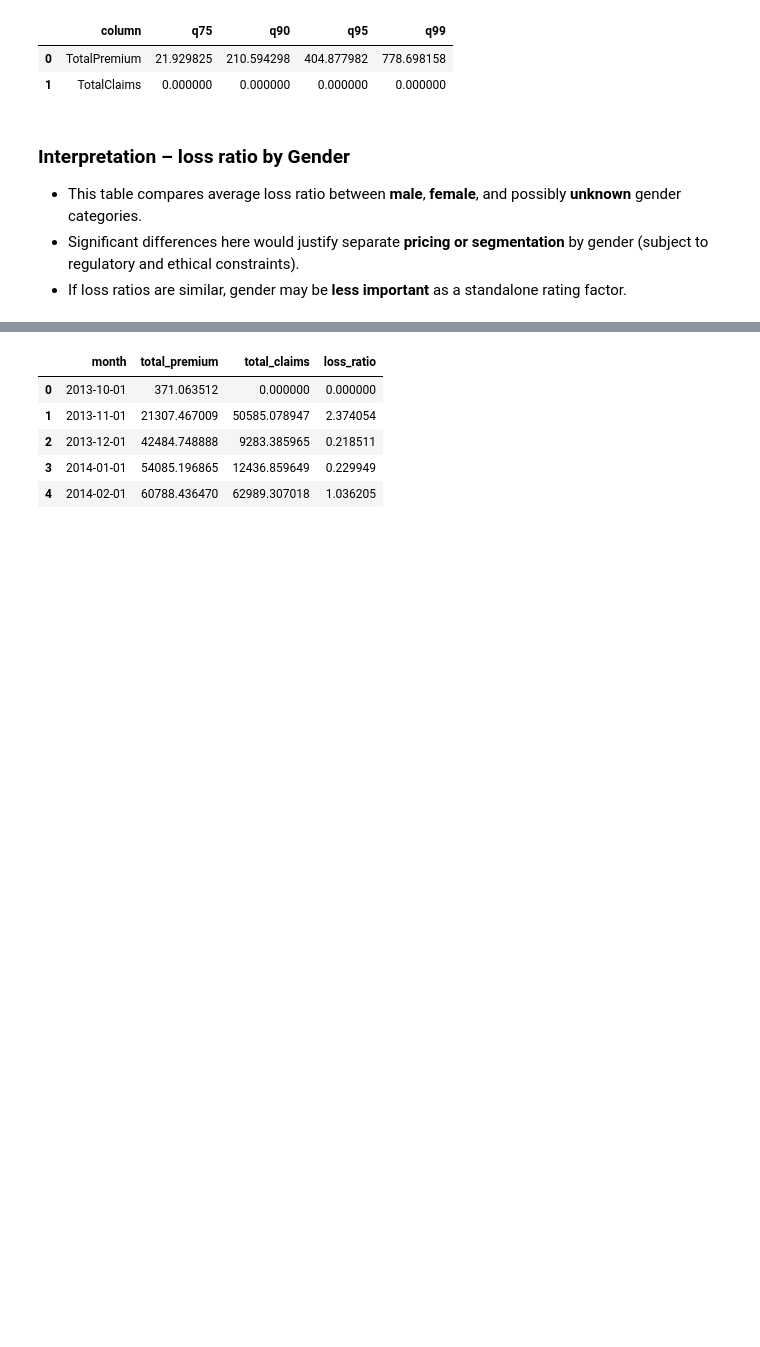
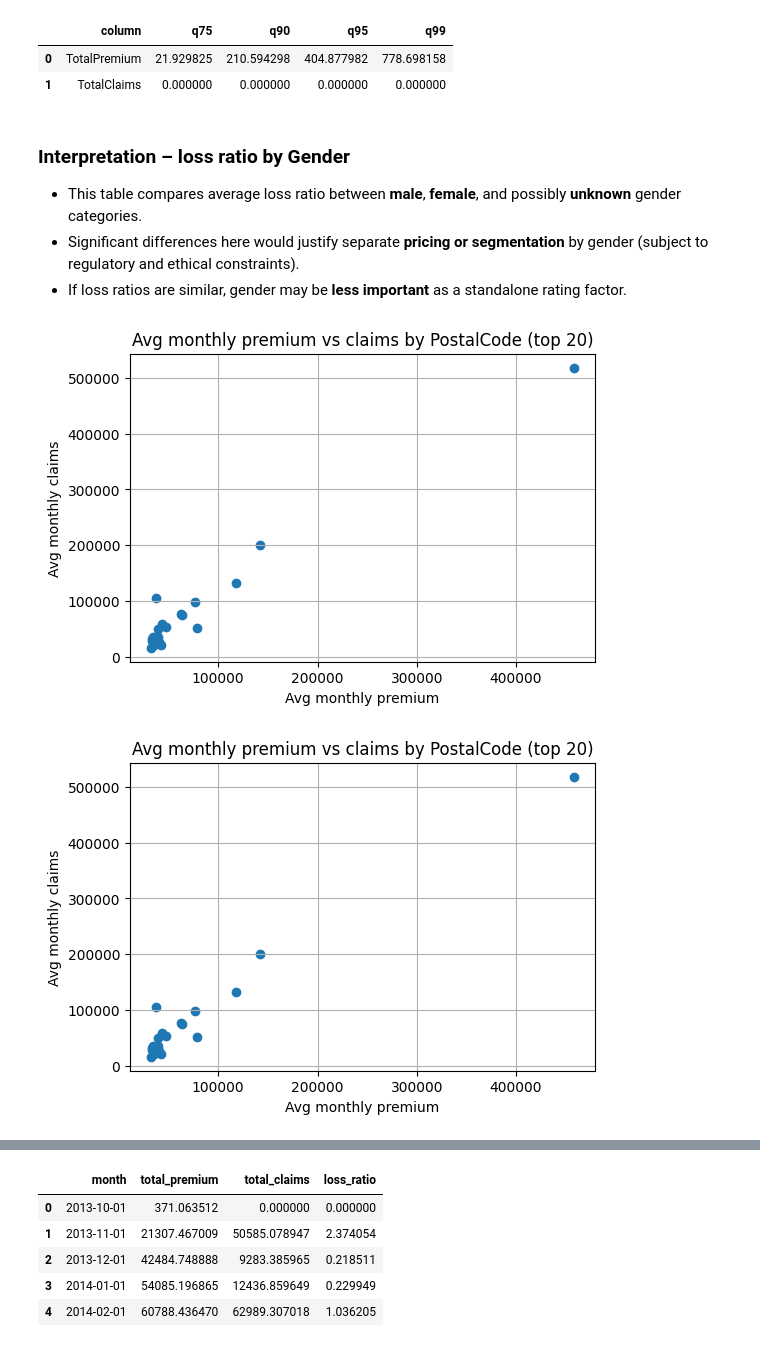
Before and after one commit to Filimon-H/Insurance-Risk-Analysis-and-Predictive-Modeling-, a Jupyter notebook: notebooks/01_task1_eda_overview.ipynb, the cells around one changed output, grey strips where cells are left out. Cells and saved outputs as stored; diff of their text form; code cells hidden in the pictures; blank space fills up the shorter version.

```diff
--- a/notebooks/01_task1_eda_overview.ipynb
+++ b/notebooks/01_task1_eda_overview.ipynb
@@ -223,3 +213,34 @@ outlier_quantiles
 - This table compares average loss ratio between **male**, **female**, and possibly **unknown** gender categories.
 - Significant differences here would justify separate **pricing or segmentation** by gender (subject to regulatory and ethical constraints).
 - If loss ratios are similar, gender may be **less important** as a standalone rating factor.
+# %%
+# ZipCode (PostalCode) analysis: monthly totals and averages
+import importlib
+import src.eda_zipcode as eda_zipcode
+
+importlib.reload(eda_zipcode)
+
+from src.eda_zipcode import compute_monthly_totals_by_postal, summarise_postal_averages
+
+postal_monthly = compute_monthly_totals_by_postal(df)
+postal_summary = summarise_postal_averages(postal_monthly)
+
+# Top 20 postal codes by average monthly premium
+postal_top20 = postal_summary.sort_values("avg_monthly_premium", ascending=False).head(20)
+# %%
+# Scatter plot: average monthly premium vs average monthly claims by PostalCode (top 20)
+import matplotlib.pyplot as plt
+
+fig, ax = plt.subplots(figsize=(6, 4))
+ax.scatter(
+    postal_top20["avg_monthly_premium"],
+    postal_top20["avg_monthly_claims"],
+)
+ax.set_title("Avg monthly premium vs claims by PostalCode (top 20)")
+ax.set_xlabel("Avg monthly premium")
+ax.set_ylabel("Avg monthly claims")
+ax.grid(True)
+fig
+# %% [output]
+[figure, added]
+[figure, added]
```
Also changed, not shown: parts of 7 cells of this notebook, 4 other files.
